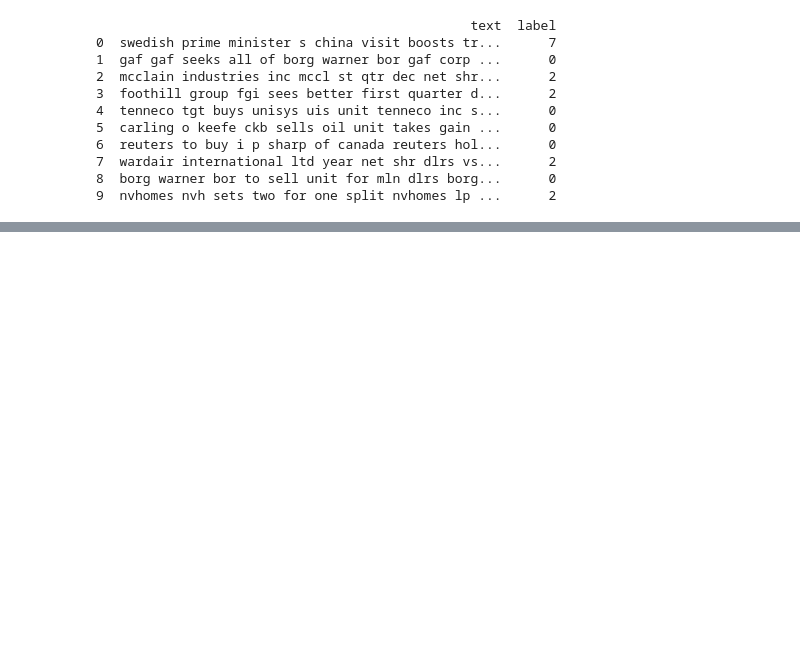
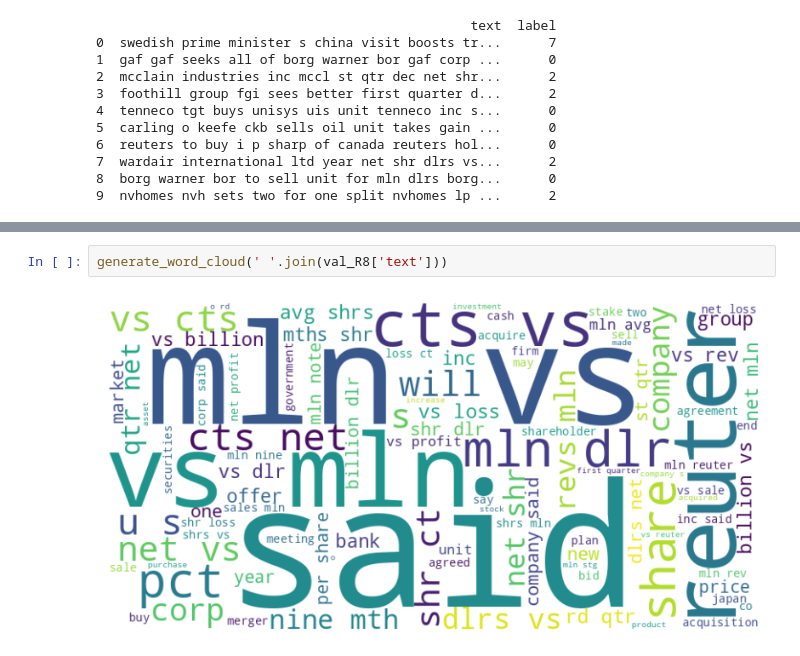
Before and after one commit to Bharathkumar1404/LLM-Assignment, a Jupyter notebook: 22018647.ipynb, the cells around one changed output, grey strips where cells are left out. Saved outputs shown, nothing was run; the diff lists cells and outputs as text; blank space fills up the shorter version.

```diff
--- a/22018647.ipynb
+++ b/22018647.ipynb
@@ -192,0 +182,4 @@ Epoch 1/5
+# %%
+generate_word_cloud(' '.join(val_R8['text']))
+# %% [output]
+[figure, added]
```
Also changed, not shown: parts of 45 cells of this notebook.
